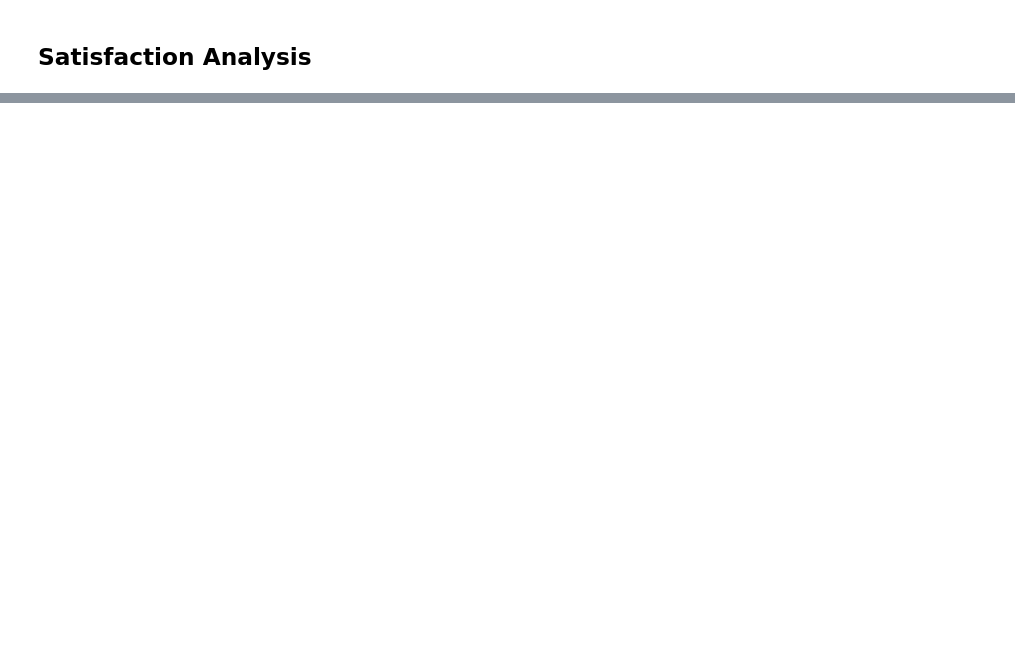
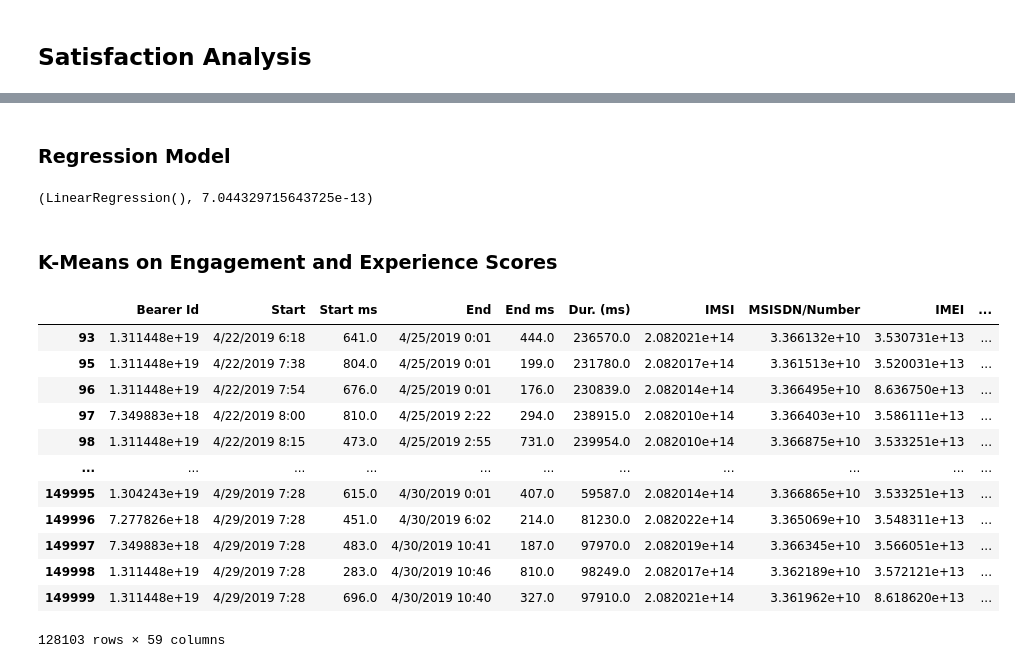
Before and after one commit to KingBetse/Kifiya-AIM-W2, a Jupyter notebook: notebooks/User Analysis .ipynb, the cells around one changed output, grey strips where cells are left out. Cells and saved outputs as stored; diff of their text form; code cells hidden in the pictures; blank space fills up the shorter version.

Commit message:
satisfaction Analysis finished

```diff
--- a/notebooks/User Analysis .ipynb
+++ b/notebooks/User Analysis .ipynb
@@ -208,6 +208,12 @@ df = df[(df['Total DL (Bytes)'] >= 0) & (df['Total UL (Bytes)'] >= 0)]
 
 # session durations are not negative
 df = df[df['Dur. (ms)'] >= 0]
+
+#  Drop rows with NaN IMSI
+df= df.dropna(subset=['IMSI'])
+
+#  Drop rows with NaN IMEI
+df= df.dropna(subset=['IMEI'])
 # %% [markdown]
 ###  Describe Relevant Variables
 # %%
@@ -737,4 +757,5 @@ experience_cluster
 # %%
 from scripts import Satisfaction_Analysis
-Satisfaction_Analysis.calculate_scores(df,engagement_metrics,experience_cluster)
+df =Satisfaction_Analysis.calculate_scores(df,engagement_metrics,experience_cluster)
+print(df)
 # %% [output]
@@ -741,0 +796,26 @@ AttributeError: 'tuple' object has no attribute 'mean'
+# %% [markdown]
+### Regression Model
+# %%
+from scripts import Satisfaction_Analysis
+Satisfaction_Analysis.regression_model(df)
+# %% [output]
+(LinearRegression(), 7.044329715643725e-13)
+# %% [markdown]
+### K-Means on Engagement and Experience Scores
+# %%
+from scripts import Satisfaction_Analysis
+Satisfaction_Analysis.kmeans_clustering(df)
+# %% [output]
+|  | Bearer Id | Start | Start ms | End | End ms | Dur. (ms) | IMSI | MSISDN/Number | IMEI | ... |
+| 93 | 1.311448e+19 | 4/22/2019 6:18 | 641.0 | 4/25/2019 0:01 | 444.0 | 236570.0 | 2.082021e+14 | 3.366132e+10 | 3.530731e+13 | ... |
+| 95 | 1.311448e+19 | 4/22/2019 7:38 | 804.0 | 4/25/2019 0:01 | 199.0 | 231780.0 | 2.082017e+14 | 3.361513e+10 | 3.520031e+13 | ... |
+| 96 | 1.311448e+19 | 4/22/2019 7:54 | 676.0 | 4/25/2019 0:01 | 176.0 | 230839.0 | 2.082014e+14 | 3.366495e+10 | 8.636750e+13 | ... |
+| 97 | 7.349883e+18 | 4/22/2019 8:00 | 810.0 | 4/25/2019 2:22 | 294.0 | 238915.0 | 2.082010e+14 | 3.366403e+10 | 3.586111e+13 | ... |
+| 98 | 1.311448e+19 | 4/22/2019 8:15 | 473.0 | 4/25/2019 2:55 | 731.0 | 239954.0 | 2.082010e+14 | 3.366875e+10 | 3.533251e+13 | ... |
+| ... | ... | ... | ... | ... | ... | ... | ... | ... | ... | ... |
+| 149995 | 1.304243e+19 | 4/29/2019 7:28 | 615.0 | 4/30/2019 0:01 | 407.0 | 59587.0 | 2.082014e+14 | 3.366865e+10 | 3.533251e+13 | ... |
+| 149996 | 7.277826e+18 | 4/29/2019 7:28 | 451.0 | 4/30/2019 6:02 | 214.0 | 81230.0 | 2.082022e+14 | 3.365069e+10 | 3.548311e+13 | ... |
+| 149997 | 7.349883e+18 | 4/29/2019 7:28 | 483.0 | 4/30/2019 10:41 | 187.0 | 97970.0 | 2.082019e+14 | 3.366345e+10 | 3.566051e+13 | ... |
+| 149998 | 1.311448e+19 | 4/29/2019 7:28 | 283.0 | 4/30/2019 10:46 | 810.0 | 98249.0 | 2.082017e+14 | 3.362189e+10 | 3.572121e+13 | ... |
+| 149999 | 1.311448e+19 | 4/29/2019 7:28 | 696.0 | 4/30/2019 10:40 | 327.0 | 97910.0 | 2.082021e+14 | 3.361962e+10 | 8.618620e+13 | ... |
+128103 rows × 59 columns
```
Also changed, not shown: parts of 15 cells of this notebook, 4 other files.
